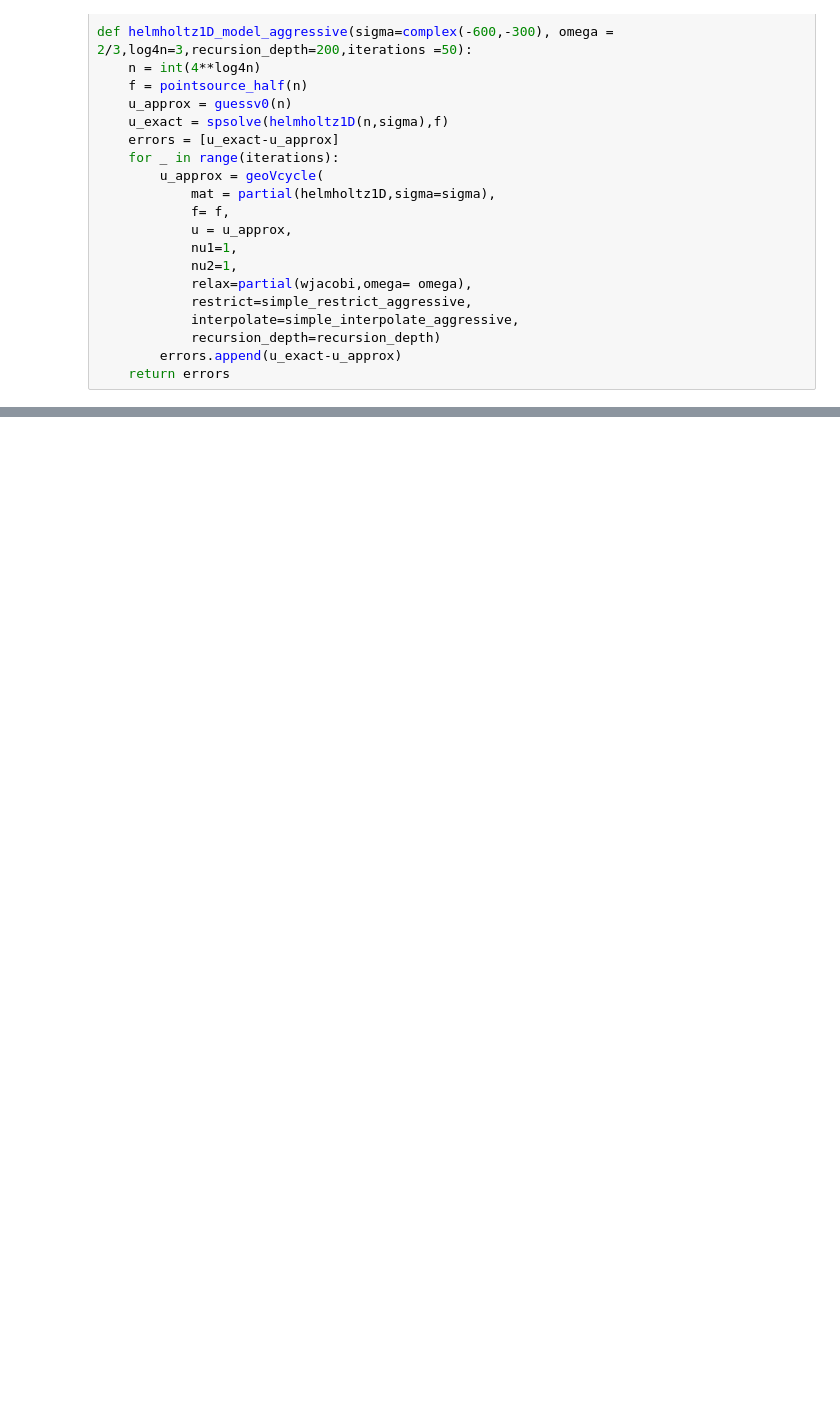
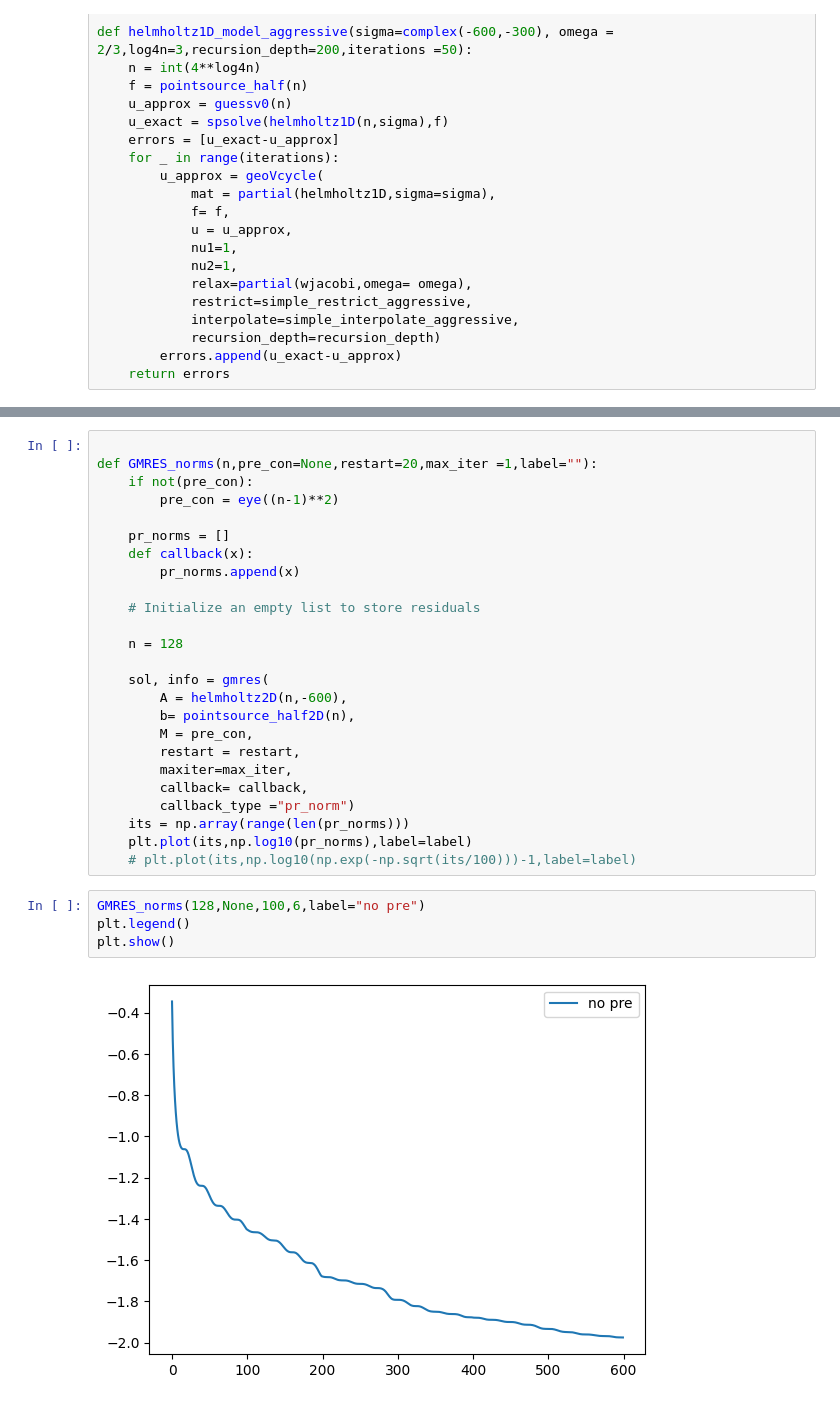
Before and after one commit to ISIPINK/Project-2023-2024-Multigrid-voor-het-oplossen-van-complex-waardige-Helmholtz-problemen, a Jupyter notebook: code/main.ipynb, the cells around one changed output, grey strips where cells are left out. Cells and saved outputs as stored; diff of their text form; blank space fills up the shorter version.

Commit message:
implemented MG GMRES

```diff
--- a/code/main.ipynb
+++ b/code/main.ipynb
@@ -329,3 +338,34 @@ errors = helmholtz1D_model_aggressive(log4n=4,iterations = 50,recursion_depth=3)
 plt_vecs(errors,[f"errors after {i} aggressive Vcycles" for i in range(len(errors))])
 # %% [output]
 interactive(children=(IntSlider(value=0, description='i', max=50), Output()), _dom_classes=('widget-interact',…
+# %%
+
+def GMRES_norms(n,pre_con=None,restart=20,max_iter =1,label=""):
+    if not(pre_con):
+        pre_con = eye((n-1)**2)
+
+    pr_norms = []
+    def callback(x):
+        pr_norms.append(x)
+
+    # Initialize an empty list to store residuals
+
+    n = 128
+
+    sol, info = gmres(
+        A = helmholtz2D(n,-600),
+        b= pointsource_half2D(n),
+        M = pre_con,
+        restart = restart,
+        maxiter=max_iter,
+        callback= callback,
+        callback_type ="pr_norm")
+    its = np.array(range(len(pr_norms)))
+    plt.plot(its,np.log10(pr_norms),label=label)
+    # plt.plot(its,np.log10(np.exp(-np.sqrt(its/100)))-1,label=label)
+# %%
+GMRES_norms(128,None,100,6,label="no pre")
+plt.legend()
+plt.show()
+# %% [output]
+[figure, added]
```
Also changed, not shown: parts of 4 cells of this notebook, 5 other files.
